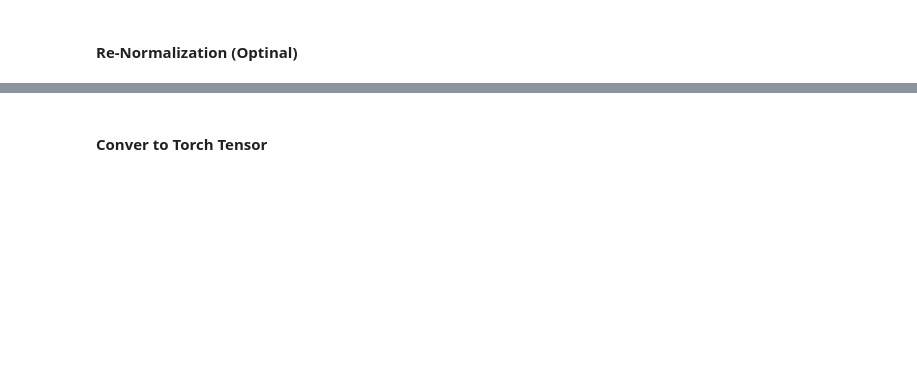
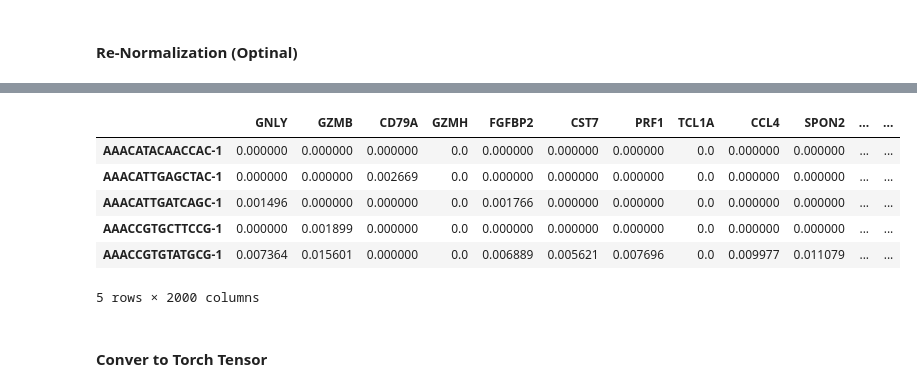
Before and after one commit to mxngjxa/scRNA-clustering-FTCNC, a Jupyter notebook: v0.0.3_ROBUST_PyroLDA_50Topics_20Embeddings_KMeans.ipynb, the cells around one changed output, grey strips where cells are left out. Cells and saved outputs as stored; diff of their text form; code cells hidden in the pictures; blank space fills up the shorter version.

```diff
--- a/v0.0.3_ROBUST_PyroLDA_50Topics_20Embeddings_KMeans.ipynb
+++ b/v0.0.3_ROBUST_PyroLDA_50Topics_20Embeddings_KMeans.ipynb
@@ -1783,3 +1795,13 @@ print(re_normalized_data.head())
+# %%
+re_normalized_data.head()
+# %% [output]
+|  | GNLY | GZMB | CD79A | GZMH | FGFBP2 | CST7 | PRF1 | TCL1A | CCL4 | SPON2 | ... | ... |
+| AAACATACAACCAC-1 | 0.000000 | 0.000000 | 0.000000 | 0.0 | 0.000000 | 0.000000 | 0.000000 | 0.0 | 0.000000 | 0.000000 | ... | ... |
+| AAACATTGAGCTAC-1 | 0.000000 | 0.000000 | 0.002669 | 0.0 | 0.000000 | 0.000000 | 0.000000 | 0.0 | 0.000000 | 0.000000 | ... | ... |
+| AAACATTGATCAGC-1 | 0.001496 | 0.000000 | 0.000000 | 0.0 | 0.001766 | 0.000000 | 0.000000 | 0.0 | 0.000000 | 0.000000 | ... | ... |
+| AAACCGTGCTTCCG-1 | 0.000000 | 0.001899 | 0.000000 | 0.0 | 0.000000 | 0.000000 | 0.000000 | 0.0 | 0.000000 | 0.000000 | ... | ... |
+| AAACCGTGTATGCG-1 | 0.007364 | 0.015601 | 0.000000 | 0.0 | 0.006889 | 0.005621 | 0.007696 | 0.0 | 0.009977 | 0.011079 | ... | ... |
+5 rows × 2000 columns
 # %% [markdown]
 #### Conver to Torch Tensor
 # %%
```
Also changed, not shown: parts of 16 cells of this notebook, 2 other files.
